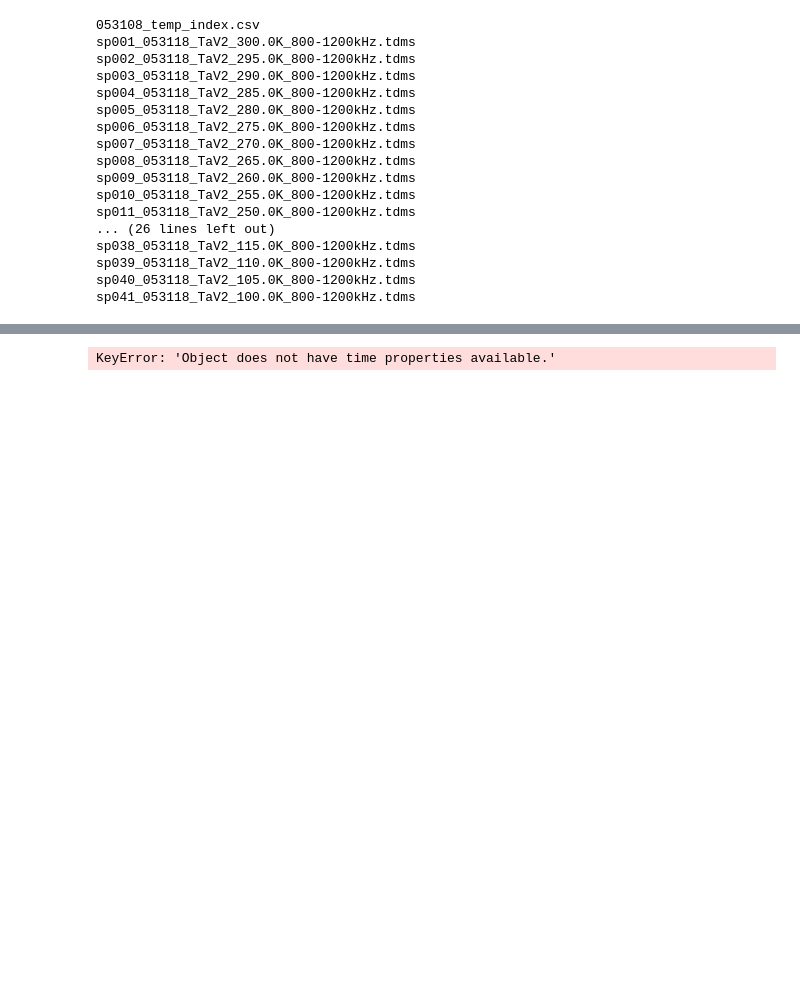
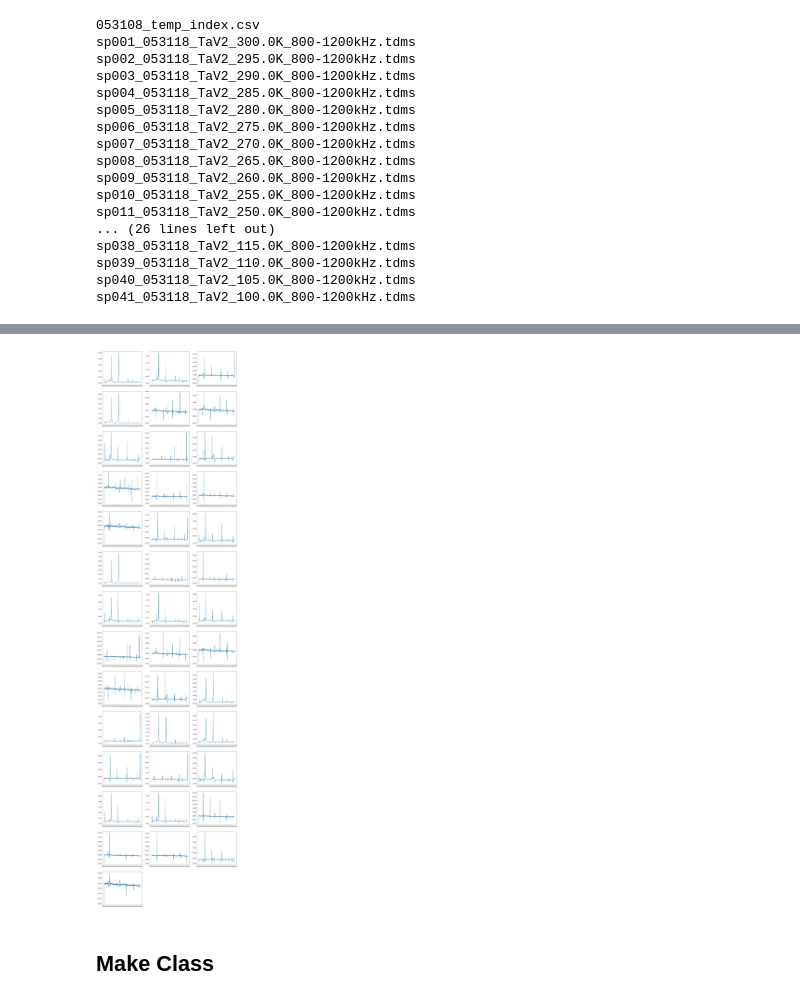
Before and after one commit to Jim-Shaddix/Lab-Work, a Jupyter notebook: Project/3-Analyses/tdms_analyses/Plot-tdms.ipynb, the cells around one changed output, grey strips where cells are left out. Cells and saved outputs as stored; diff of their text form; code cells hidden in the pictures; blank space fills up the shorter version.

```diff
--- a/Project/3-Analyses/tdms_analyses/Plot-tdms.ipynb
+++ b/Project/3-Analyses/tdms_analyses/Plot-tdms.ipynb
@@ -34,0 +196,21 @@ sp041_053118_TaV2_100.0K_800-1200kHz.tdms
+# %%
+keys = list(df)
+plt.figure(figsize=(20,85))
+
+cols = 3
+rows = np.ceil(len(all_files)/3)
+
+for i in range(1,len(all_files)):
+
+    # store data in dataframe
+    tdms_file = TdmsFile(all_files[i])
+    df        = tdms_file.as_dataframe()
+
+    # plot
+    plt.subplot(rows,cols,i)
+    quad = np.sqrt(df[keys[1]]**2 + df[keys[2]]**2)
+    plt.plot(df[keys[0]],quad)
+# %% [output]
+[figure, added]
+# %% [markdown]
+## Make Class
@@ -37,12 +339,0 @@ file_name = "../../Files_To_Analyze/31 May 18 TaV2/sp001_053118_TaV2_300.0K_800-
-# %%
-from nptdms import TdmsFile
-
-tdms_file = TdmsFile(file_name)
-#channel = tdms_file.object('Group', 'Channel1')
-root_object = tdms_file.object()
-data = root_object.data
-time = root_object.time_track()
-# do stuff with data
-print(data)
-# %% [output]
-KeyError: 'Object does not have time properties available.'
```
Also changed, not shown: parts of 27 cells of this notebook, 6 other files.
